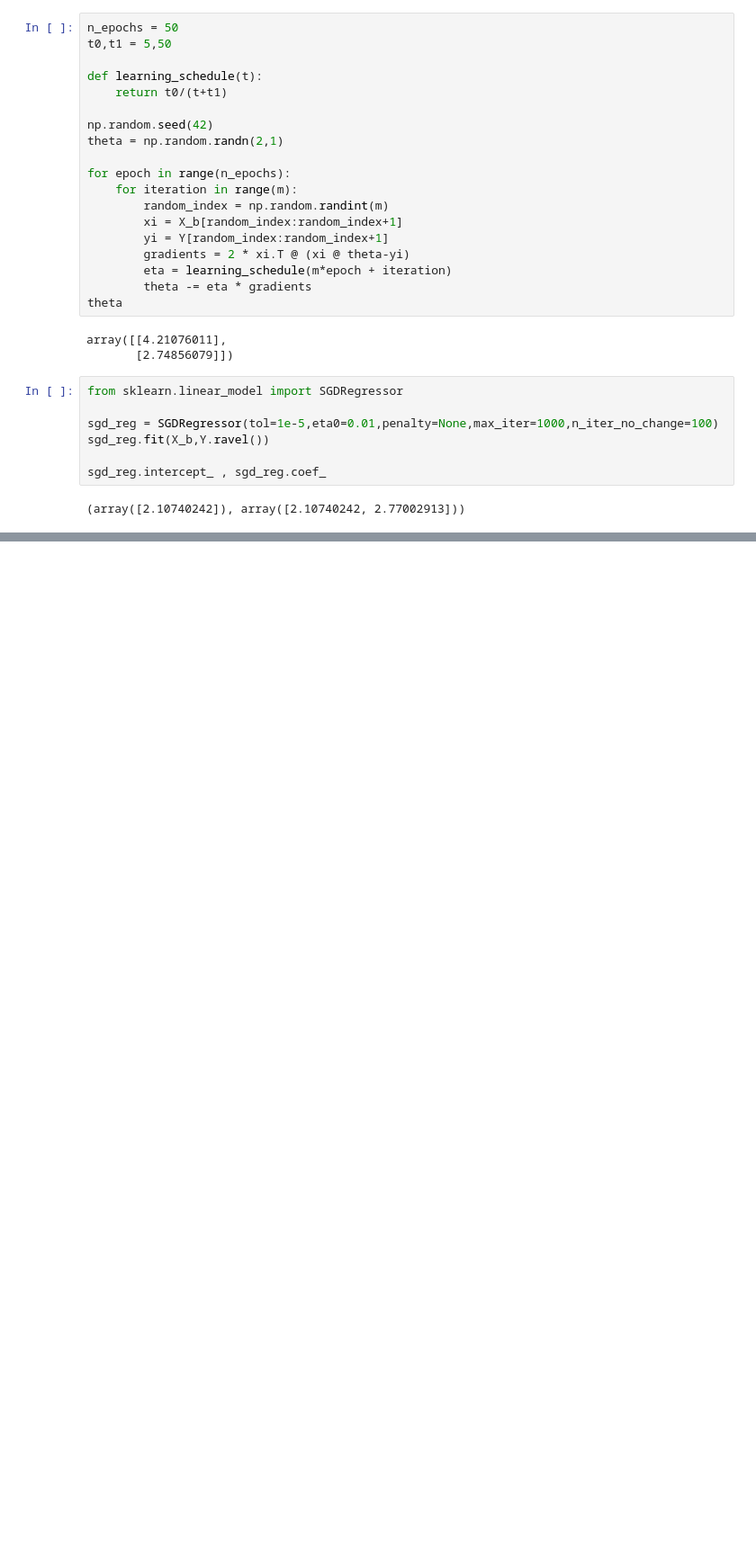
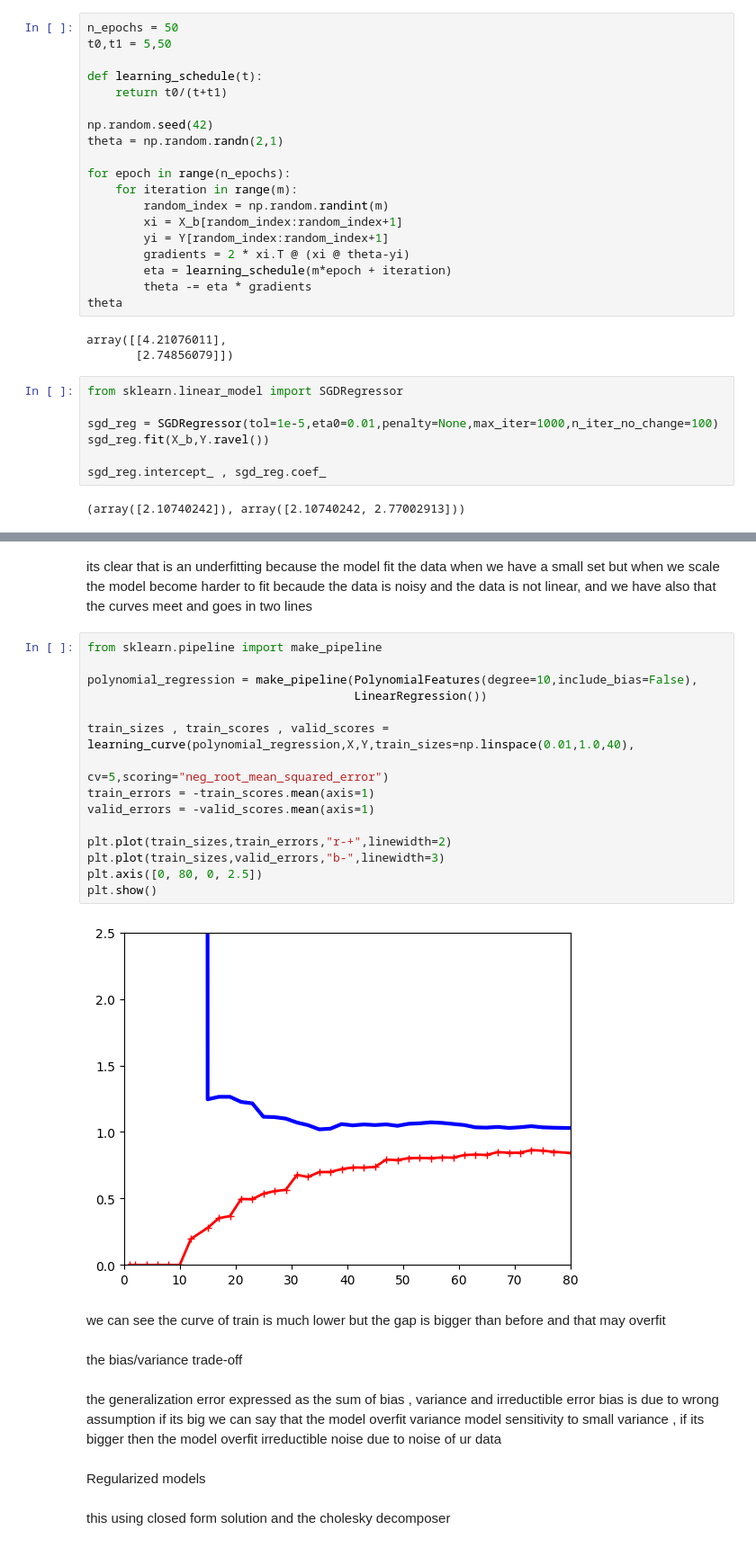
Before and after one commit to ALIAQIL/hands-on-ml-with-scikit-learn-and-pytorch, a Jupyter notebook: 4-Training-Models/not-anymore-black.ipynb, the cells around one changed output, grey strips where cells are left out. Shown at 90% size. Cells and saved outputs as stored; diff of their text form; blank space fills up the shorter version.

Commit message:
regula and some stuff

```diff
--- a/4-Training-Models/not-anymore-black.ipynb
+++ b/4-Training-Models/not-anymore-black.ipynb
@@ -111,0 +164,32 @@ sgd_reg.intercept_ , sgd_reg.coef_
+# %% [markdown]
+its clear that is an underfitting because the model fit the data when we have a small set but when we scale the model become harder to fit becaude the data is noisy and the data is not linear, and we have also that the curves meet and goes in two lines
+# %%
+from sklearn.pipeline import make_pipeline
+
+polynomial_regression = make_pipeline(PolynomialFeatures(degree=10,include_bias=False),
+                                      LinearRegression())
+
+train_sizes , train_scores , valid_scores = learning_curve(polynomial_regression,X,Y,train_sizes=np.linspace(0.01,1.0,40),
+                                                           cv=5,scoring="neg_root_mean_squared_error")
+train_errors = -train_scores.mean(axis=1)
+valid_errors = -valid_scores.mean(axis=1)
+
+plt.plot(train_sizes,train_errors,"r-+",linewidth=2)
+plt.plot(train_sizes,valid_errors,"b-",linewidth=3)
+plt.axis([0, 80, 0, 2.5])
+plt.show()
+# %% [output]
+[figure, added]
+# %% [markdown]
+we can see the curve of train is much lower but the gap is bigger than before and that may overfit
+# %% [markdown]
+the bias/variance trade-off
+# %% [markdown]
+the generalization error expressed as the sum of bias , variance and irreductible error
+bias is due to wrong assumption if its big we can say that the model overfit
+variance model sensitivity to small variance , if its bigger then the model overfit
+irreductible noise due to noise of ur data
+# %% [markdown]
+Regularized models
+# %% [markdown]
+this using closed form solution and the cholesky decomposer
```
Also changed, not shown: parts of 17 cells of this notebook.
